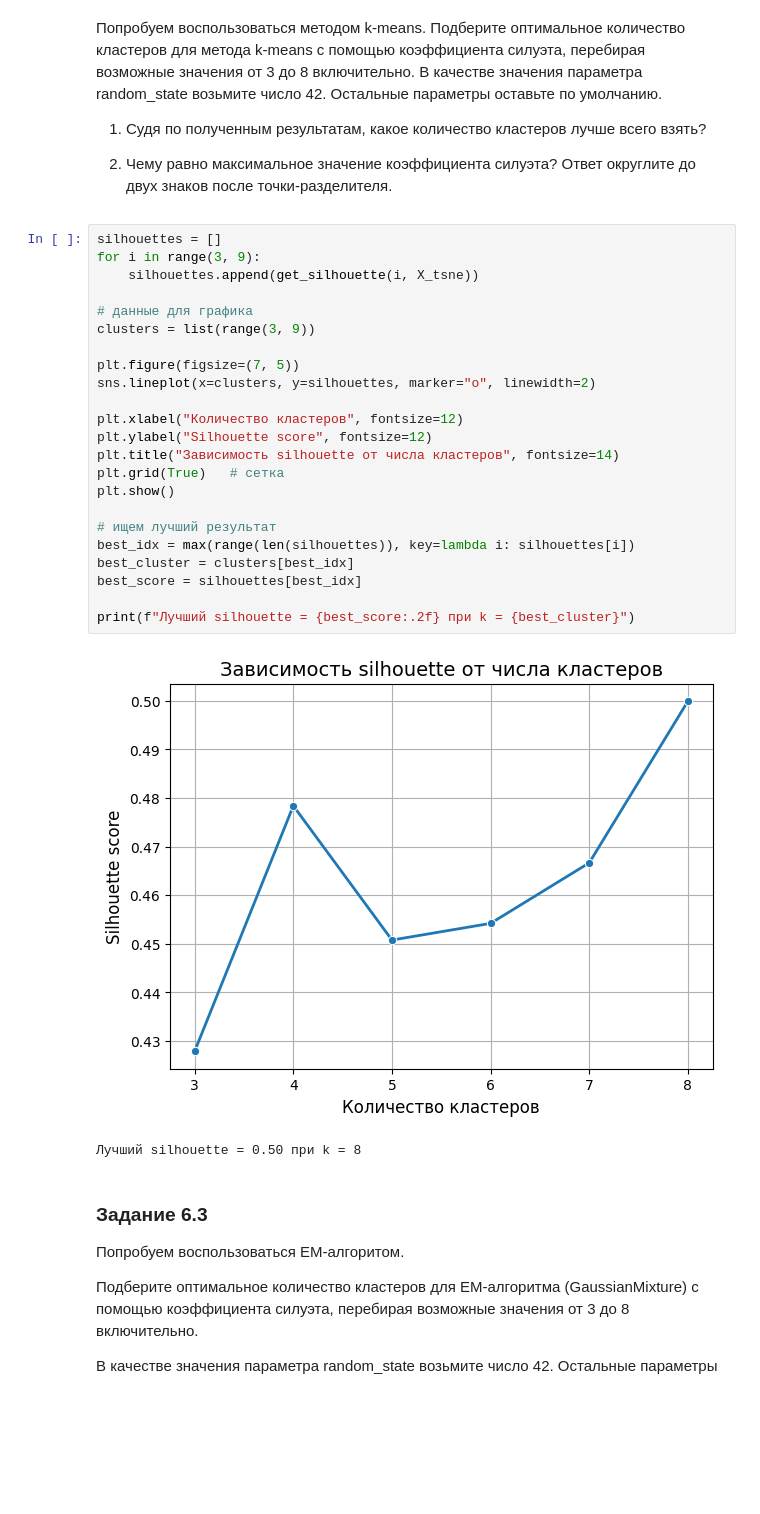
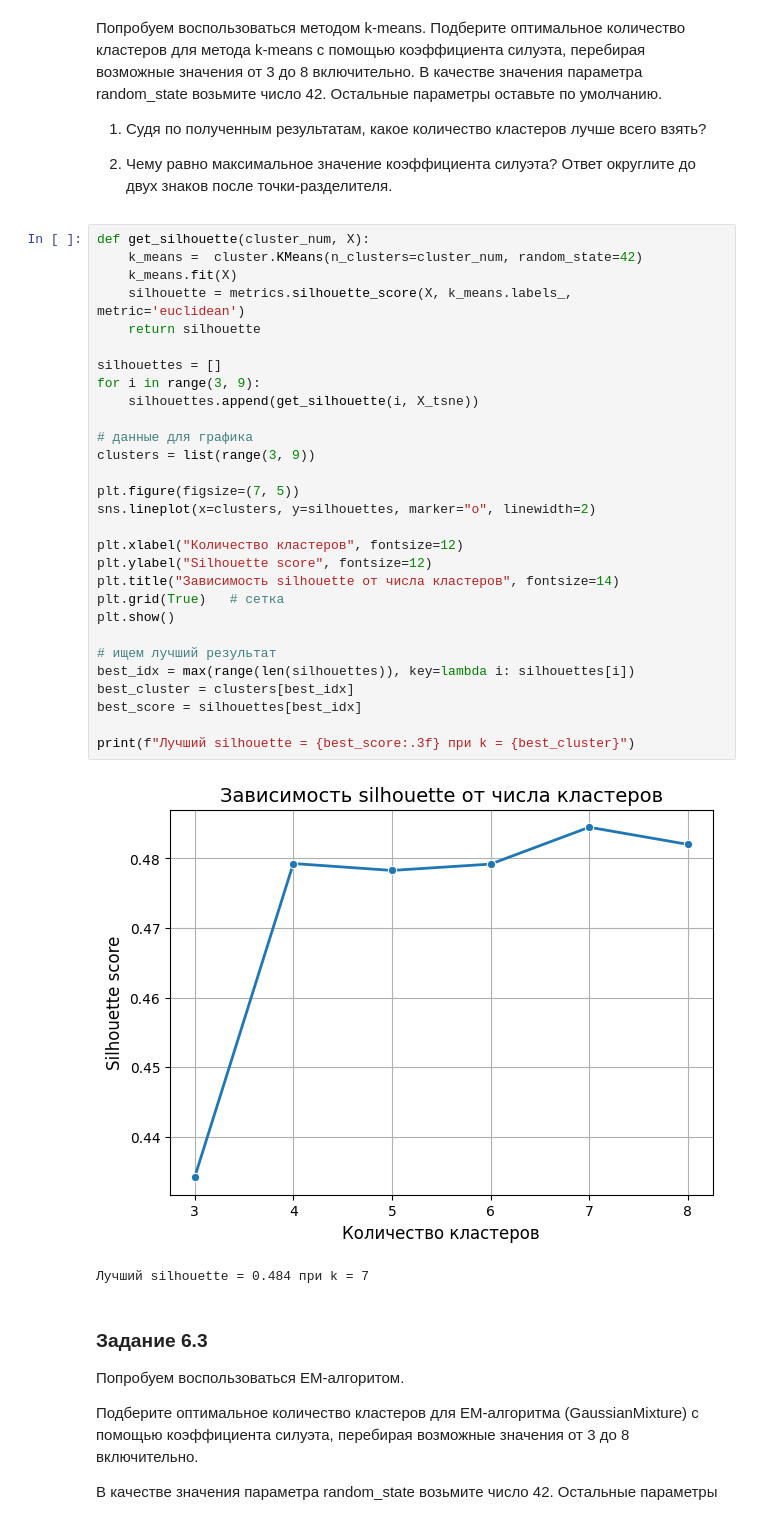
Before and after one commit to dafe1988/SF-DSPR-174, a Jupyter notebook: PROJECT-6/Project-6._Ноутбук-шаблон.ipynb, the cells around one changed output. Cells and saved outputs as stored; diff of their text form; blank space fills up the shorter version.

```diff
--- a/PROJECT-6/Project-6._Ноутбук-шаблон.ipynb
+++ b/PROJECT-6/Project-6._Ноутбук-шаблон.ipynb
@@ -1389,31 +1393,37 @@ sns.scatterplot(data=rfm_table_tsne, x='axis-1', y='axis-2');
 
 2) Чему равно максимальное значение коэффициента силуэта? Ответ округлите до двух знаков после точки-разделителя.
 # %%
+def get_silhouette(cluster_num, X):
+    k_means =  cluster.KMeans(n_clusters=cluster_num, random_state=42)
+    k_means.fit(X)
+    silhouette = metrics.silhouette_score(X, k_means.labels_, metric='euclidean')
+    return silhouette
+
 silhouettes = []
 for i in range(3, 9):
     silhouettes.append(get_silhouette(i, X_tsne))
 
 # данные для графика
 clusters = list(range(3, 9))
 
 plt.figure(figsize=(7, 5))
 sns.lineplot(x=clusters, y=silhouettes, marker="o", linewidth=2)
 
 plt.xlabel("Количество кластеров", fontsize=12)
 plt.ylabel("Silhouette score", fontsize=12)
 plt.title("Зависимость silhouette от числа кластеров", fontsize=14)
 plt.grid(True)   # сетка
 plt.show()
 
 # ищем лучший результат
 best_idx = max(range(len(silhouettes)), key=lambda i: silhouettes[i])
 best_cluster = clusters[best_idx]
 best_score = silhouettes[best_idx]
 
-print(f"Лучший silhouette = {best_score:.2f} при k = {best_cluster}")
+print(f"Лучший silhouette = {best_score:.3f} при k = {best_cluster}")
 # %% [output]
-[figure, old version]
+[figure, new version]
-Лучший silhouette = 0.50 при k = 8
+Лучший silhouette = 0.484 при k = 7
 # %% [markdown]
 ### Задание 6.3
 Попробуем воспользоваться EM-алгоритом.
```
Also changed, not shown: parts of 21 cells of this notebook, 4 other files.
